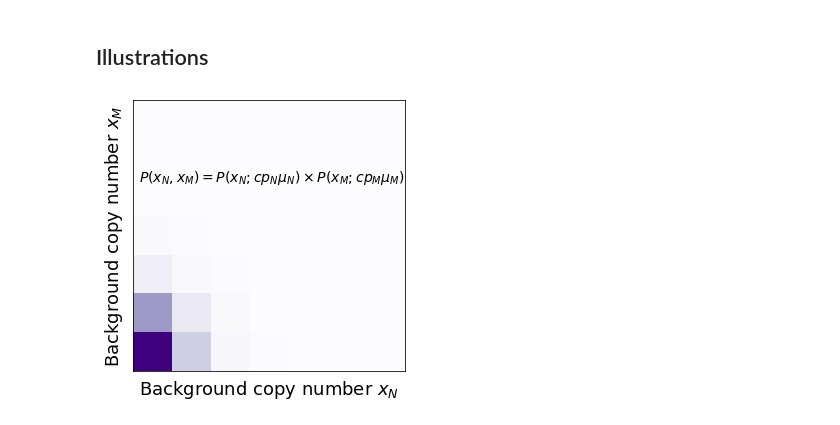
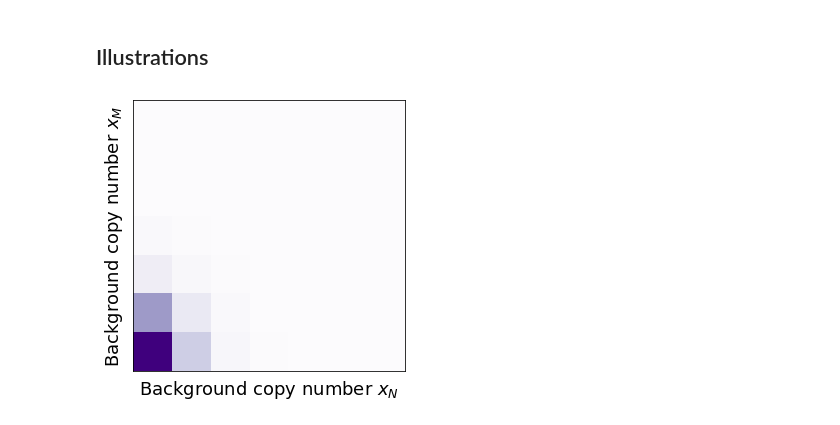
Before and after one commit to pachterlab/GVP_2023, a Jupyter notebook: gg230117_emptydrops.ipynb, the cells around one changed output. Drawn from its saved outputs; the diff is of its cells as text; code cells hidden in the pictures.

```diff
--- a/gg230117_emptydrops.ipynb
+++ b/gg230117_emptydrops.ipynb
@@ -721,21 +721,22 @@ poiss1 = scipy.stats.poisson(0.5)
 poiss2 = scipy.stats.poisson(0.3)
 y1 = poiss1.pmf(x_)
 y2 = poiss2.pmf(x_)
+fs = 14
 # %%
 
 Y = np.outer(y1,y2)
 plt.figure(figsize=(5,5))
 ax = plt.gca()
 plt.imshow((Y),cmap='Purples')
 plt.gca().invert_yaxis()
 plt.xticks([])
 plt.yticks([])
 plt.xlabel(r'Background copy number $x_N$',fontsize=fs+4)
 plt.ylabel(r'Background copy number $x_M$',fontsize=fs+4)
-ax.text(1,0.7,r'$P(x_N,x_M)=P(x_N;cp_N\mu_N)\times P(x_M;cp_M\mu_M)$',transform=ax.transAxes,fontsize=fs,horizontalalignment='right')
+# ax.text(1,0.7,r'$P(x_N,x_M)=P(x_N;cp_N\mu_N)\times P(x_M;cp_M\mu_M)$',transform=ax.transAxes,fontsize=fs,horizontalalignment='right')
 
 plt.savefig('figs/poissprod.png',dpi=450,transparent=True)
-plt.savefig('figs/poissprod.svg')
+# plt.savefig('figs/poissprod.svg')
 plt.savefig('figs/poissprod.pdf')
 # %% [output]
-[figure, old version]
+[figure, new version]
```
Also changed, not shown: 4 other files.
